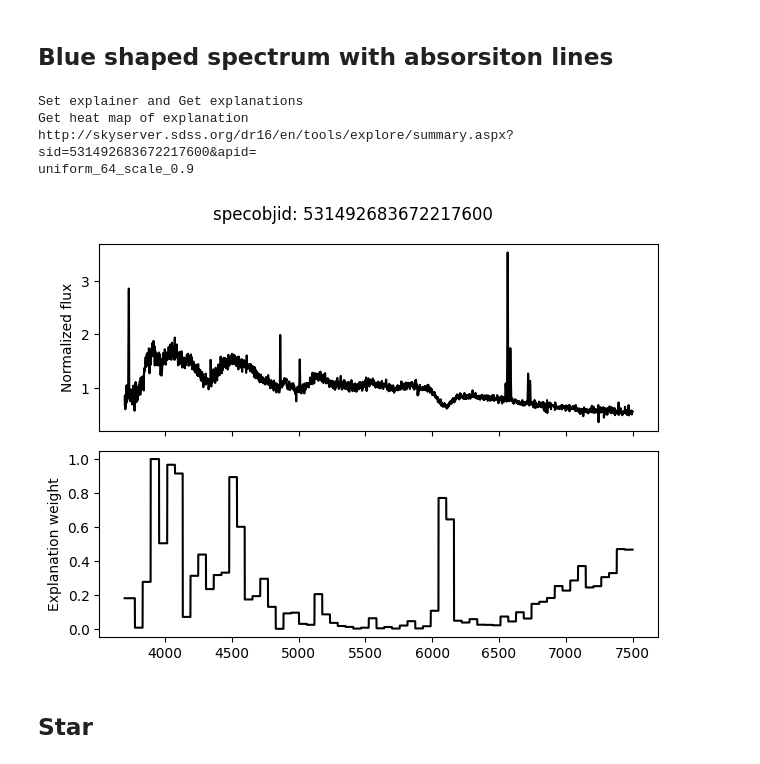
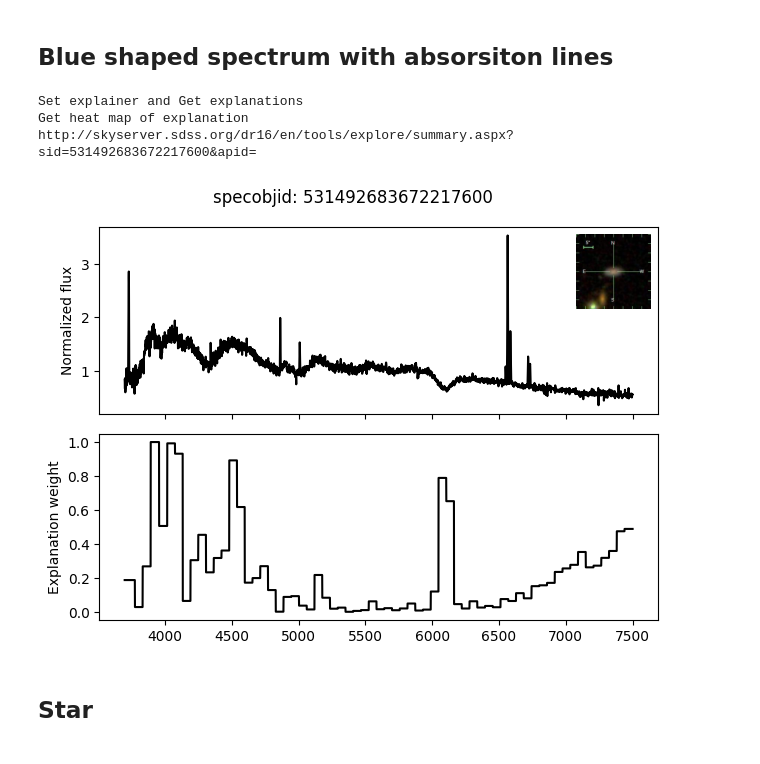
Before and after one commit to ed-ortizm/xai-astronomy, a Jupyter notebook: paper/results/02_explanations_representative_anomalies.ipynb, the cells around one changed output. Saved outputs shown, nothing was run; the diff lists cells and outputs as text; code cells hidden in the pictures.

Commit message:
feature: generate all figures for paper intutition related section

```diff
--- a/paper/results/02_explanations_representative_anomalies.ipynb
+++ b/paper/results/02_explanations_representative_anomalies.ipynb
@@ -333,43 +384,91 @@ fudge_config = {
 
 specobjid = blue_shape["specobjid"]
 idx_spectrum = specobjid_to_idx(specobjid, idx_id)
 spectrum = spectra[idx_spectrum]
 
 (
     explanation,
     ret_exp_score,
     ret_exp_local_pred
 ) = explain_reconstruction_score(
     wave=wave, spectrum=spectrum,
     score_config=score_config,
     lime_config=lime_config,
     fudge_config=fudge_config,
     model=ae_model
 )
 
 fig, axs = interpret(
     wave, explanation=explanation, positive=0, negative=0, figsize=None
 )
-print(meta.get_sky_server_url(specobjid))
 
 fig.suptitle(f"specobjid: {specobjid}")
+
+# Download sdss image and spectrum and explanation
+from_score = strong_emission_lines["metric"]
+save_for_paper_to = f"{paper_figures_dir}/astro_intuition_xai/mse"
+save_for_phd_to = f"{data_dir}/{bin_id}/{from_score}/sdss_images"
+
+# meta.download_sdss_spectrum_image(
+#     specobjid=specobjid,
+#     save_to=save_for_paper_to,
+#     image_format="jpeg",
+# )
+
+# meta.download_sdss_spectrum_image(
+#     specobjid=specobjid,
+#     save_to=save_for_phd_to,
+#     image_format="jpeg",
+# )
+
+# ra, dec = meta_data_df[['ra', 'dec']].loc[specobjid].values
+
+# meta.get_sdss_image(
+#     specobjid,
+#     coordinates= (ra, dec),
+#     save_to=save_for_paper_to,
+#     image_format="jpeg",
+# )
+
+# meta.get_sdss_image(
+#     specobjid,
+#     coordinates= (ra, dec),
+#     save_to=save_for_phd_to,
+#     image_format="jpeg",
+# )
+
+image_name = f"image_{specobjid}.jpeg"
+# Load the image
+img = mpimg.imread(f"{save_for_paper_to}/{image_name}")
+
+# Create inset in top-right corner of axs[0]
+axins = inset_axes(
+    axs[0],
+    width=0.75, height=0.75,
+    bbox_to_anchor=(1, 1),
+    bbox_transform=axs[0].transAxes,
+    loc="upper right"
+    )
+
+# Show image in the inset
+axins.imshow(img)
+axins.axis('off')  # Hide axis around the image
 fig.tight_layout()
 
-# save_to = "/home/edgar/explain-me-why/sections/figures/explanations"
-# FileDirectory.check_directory(save_to, exit_program=False)
 explanation_str = explanation_name(lime_config, fudge_config)
-print(explanation_str)
-anomaly_from_score = blue_shape["metric"]
 
-# fig.savefig(
-#     f"{save_to}/{specobjid}_{anomaly_from_score}_{explanation_Str}.pdf"
-# )
+fig.savefig(
+    f"{save_for_paper_to}/{specobjid}_{anomaly_from_score}_{explanation_str}.pdf"
+)
+fig.savefig(
+    f"{save_for_phd_to}/{specobjid}_{anomaly_from_score}_{explanation_str}.pdf"
+)
+print(meta.get_sky_server_url(specobjid))
 # %% [output]
 Set explainer and Get explanations
 Get heat map of explanation
 http://skyserver.sdss.org/dr16/en/tools/explore/summary.aspx?sid=531492683672217600&apid=
-uniform_64_scale_0.9
-[figure, old version]
+[figure, new version]
 # %% [markdown]
 ## Star
 # %%
```
Also changed, not shown: parts of 11 cells of this notebook.
